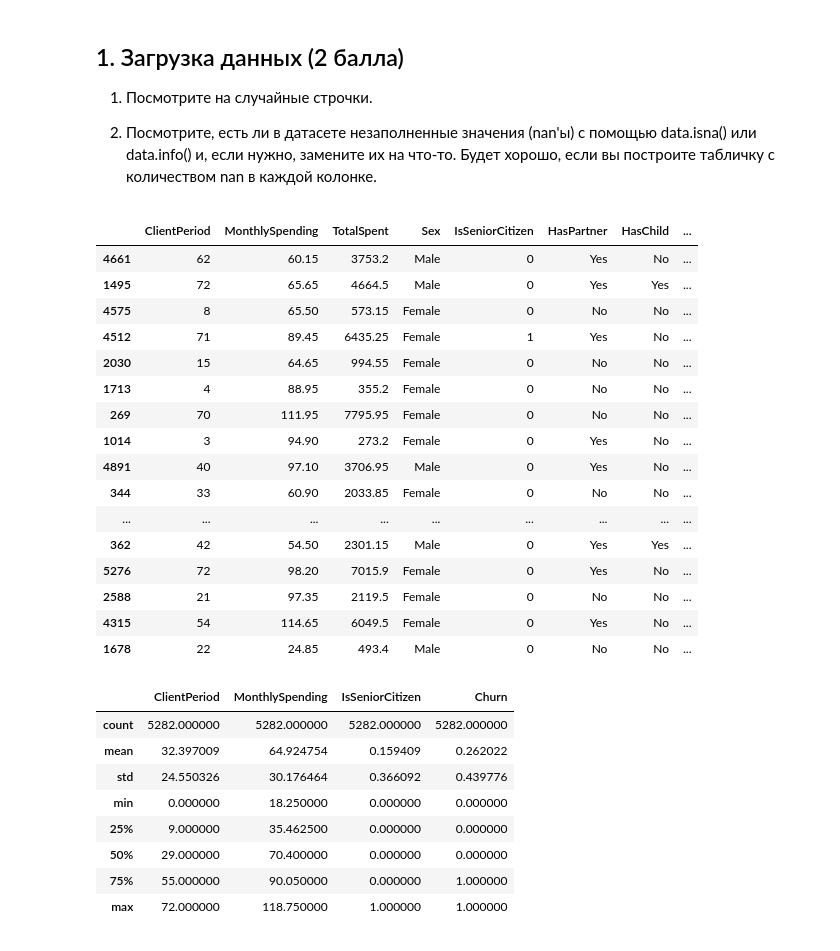
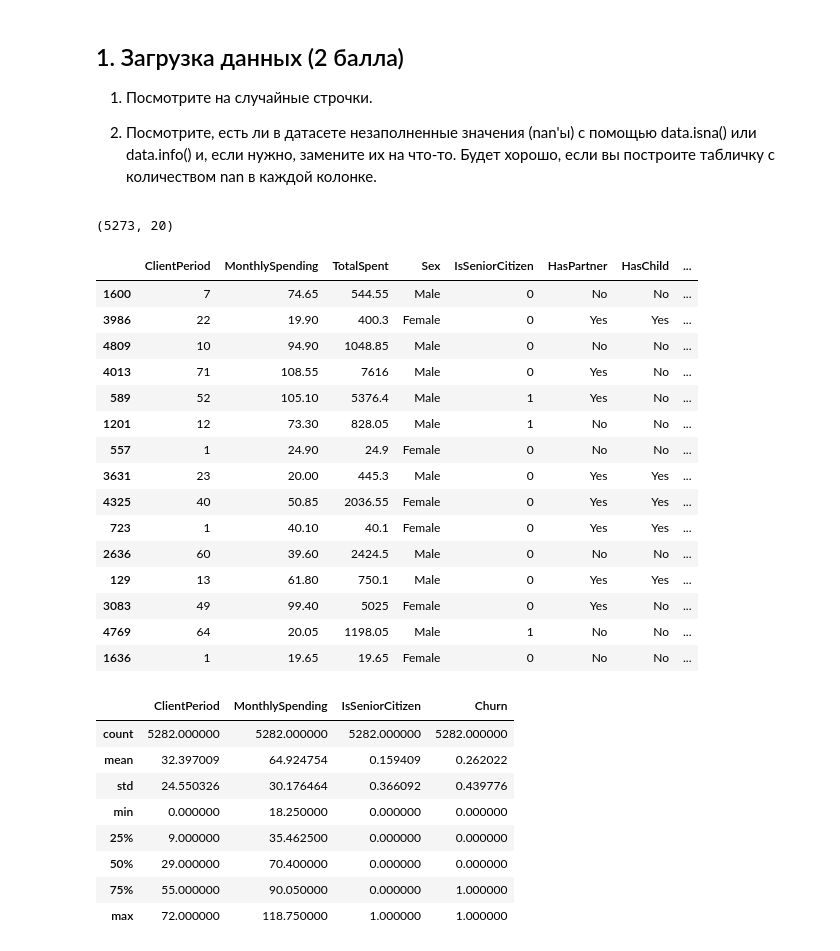
Before and after one commit to gbrs/DLS_1_2022_spring, a Jupyter notebook: 16 Домашка/baseline.ipynb, the cells around one changed output. Saved outputs shown, nothing was run; the diff lists cells and outputs as text; code cells hidden in the pictures.

```diff
--- a/16 Домашка/baseline.ipynb
+++ b/16 Домашка/baseline.ipynb
@@ -63,26 +63,30 @@ from matplotlib import pyplot as plt
 2) Посмотрите, есть ли в датасете незаполненные значения (nan'ы) с помощью data.isna() или data.info() и, если нужно, замените их на что-то. Будет хорошо, если вы построите табличку с количеством nan в каждой колонке.
 # %%
 data = pd.read_csv('./train.csv')
-# %%
-data.sample(20)
-# %% [output]
-|  | ClientPeriod | MonthlySpending | TotalSpent | Sex | IsSeniorCitizen | HasPartner | HasChild | ... |
-| 4661 | 62 | 60.15 | 3753.2 | Male | 0 | Yes | No | ... |
-| 1495 | 72 | 65.65 | 4664.5 | Male | 0 | Yes | Yes | ... |
-| 4575 | 8 | 65.50 | 573.15 | Female | 0 | No | No | ... |
-| 4512 | 71 | 89.45 | 6435.25 | Female | 1 | Yes | No | ... |
-| 2030 | 15 | 64.65 | 994.55 | Female | 0 | No | No | ... |
-| 1713 | 4 | 88.95 | 355.2 | Female | 0 | No | No | ... |
-| 269 | 70 | 111.95 | 7795.95 | Female | 0 | No | No | ... |
-| 1014 | 3 | 94.90 | 273.2 | Female | 0 | Yes | No | ... |
-| 4891 | 40 | 97.10 | 3706.95 | Male | 0 | Yes | No | ... |
-| 344 | 33 | 60.90 | 2033.85 | Female | 0 | No | No | ... |
-| ... | ... | ... | ... | ... | ... | ... | ... | ... |
-| 362 | 42 | 54.50 | 2301.15 | Male | 0 | Yes | Yes | ... |
-| 5276 | 72 | 98.20 | 7015.9 | Female | 0 | Yes | No | ... |
-| 2588 | 21 | 97.35 | 2119.5 | Female | 0 | No | No | ... |
-| 4315 | 54 | 114.65 | 6049.5 | Female | 0 | Yes | No | ... |
-| 1678 | 22 | 24.85 | 493.4 | Male | 0 | No | No | ... |
+# %%
+data.shape
+# %% [output]
+(5273, 20)
+# %%
+# 1) Посмотрите на случайные строчки
+data.sample(15)
+# %% [output]
+|  | ClientPeriod | MonthlySpending | TotalSpent | Sex | IsSeniorCitizen | HasPartner | HasChild | ... |
+| 1600 | 7 | 74.65 | 544.55 | Male | 0 | No | No | ... |
+| 3986 | 22 | 19.90 | 400.3 | Female | 0 | Yes | Yes | ... |
+| 4809 | 10 | 94.90 | 1048.85 | Male | 0 | No | No | ... |
+| 4013 | 71 | 108.55 | 7616 | Male | 0 | Yes | No | ... |
+| 589 | 52 | 105.10 | 5376.4 | Male | 1 | Yes | No | ... |
+| 1201 | 12 | 73.30 | 828.05 | Male | 1 | No | No | ... |
+| 557 | 1 | 24.90 | 24.9 | Female | 0 | No | No | ... |
+| 3631 | 23 | 20.00 | 445.3 | Male | 0 | Yes | Yes | ... |
+| 4325 | 40 | 50.85 | 2036.55 | Female | 0 | Yes | Yes | ... |
+| 723 | 1 | 40.10 | 40.1 | Female | 0 | Yes | Yes | ... |
+| 2636 | 60 | 39.60 | 2424.5 | Male | 0 | No | No | ... |
+| 129 | 13 | 61.80 | 750.1 | Male | 0 | Yes | Yes | ... |
+| 3083 | 49 | 99.40 | 5025 | Female | 0 | Yes | No | ... |
+| 4769 | 64 | 20.05 | 1198.05 | Male | 1 | No | No | ... |
+| 1636 | 1 | 19.65 | 19.65 | Female | 0 | No | No | ... |
 # %%
 data.describe()
 # %% [output]
```
Also changed, not shown: parts of 27 cells of this notebook, 1 other file.
